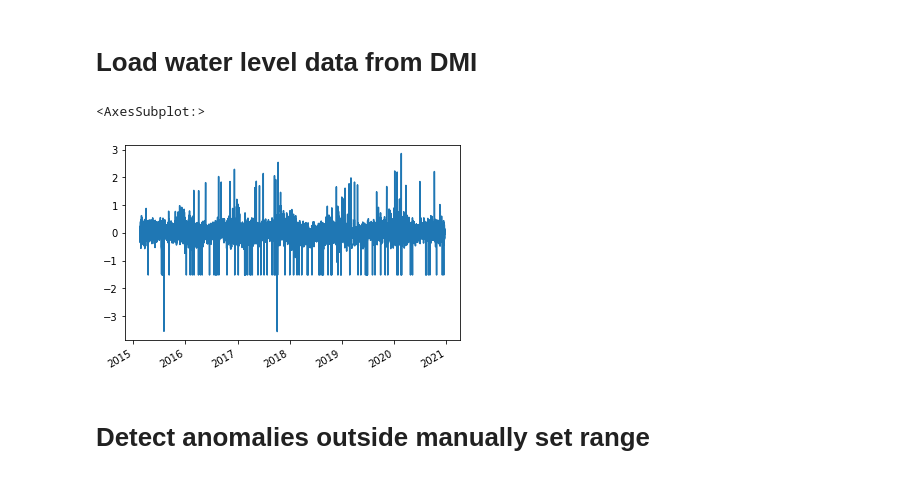
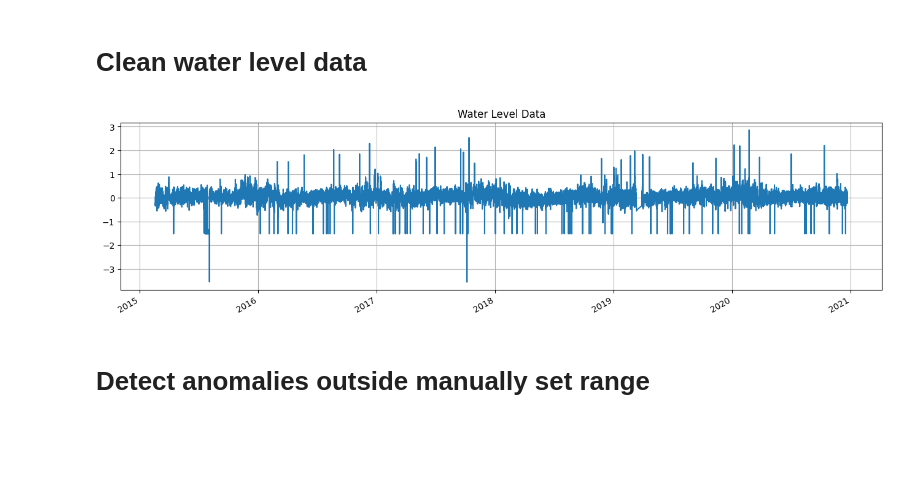
Before and after one commit to DHI/tsod, a Jupyter notebook: notebooks/Example Water Level.ipynb, the cells around one changed output. Cells and saved outputs as stored; diff of their text form; code cells hidden in the pictures; blank space fills up the shorter version.

Commit message:
clean, add, and update

```diff
--- a/notebooks/Example Water Level.ipynb
+++ b/notebooks/Example Water Level.ipynb
@@ -1,3 +1,3 @@
 # %% [markdown]
-# Load water level data from DMI
+# Clean water level data
 # %%
@@ -17,5 +14,10 @@ from tsod.detectors import (
 )
 from tsod.hampel import HampelDetector
 # %%
-file_path = os.path.join("..", "tests", "data", "Ballen_20150218-20201222.csv")
+file_path = Path("..", "tests", "data", "Ballen_20150218-20201222.csv")
 df = pd.read_csv(file_path, index_col=0, parse_dates=True)
+data = df.water_level
+ax = data.plot(figsize=(16, 4), title="Water Level Data")
+ax.grid(True)
+# %% [output]
+[figure, added]
@@ -24,8 +24,3 @@ data = df.water_level
-# %%
-data.plot()
-# %% [output]
-<AxesSubplot:>
-[figure, removed]
 # %% [markdown]
 # Detect anomalies outside manually set range
 # %%
```
Also changed, not shown: parts of 12 cells of this notebook, 1 other file.
